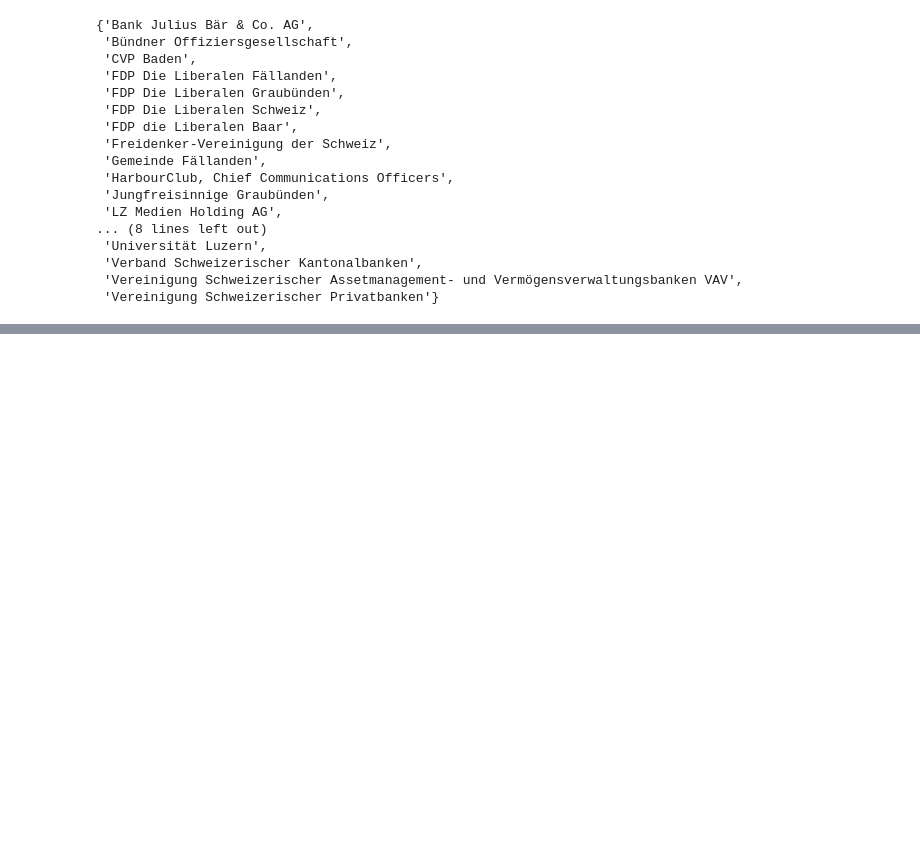
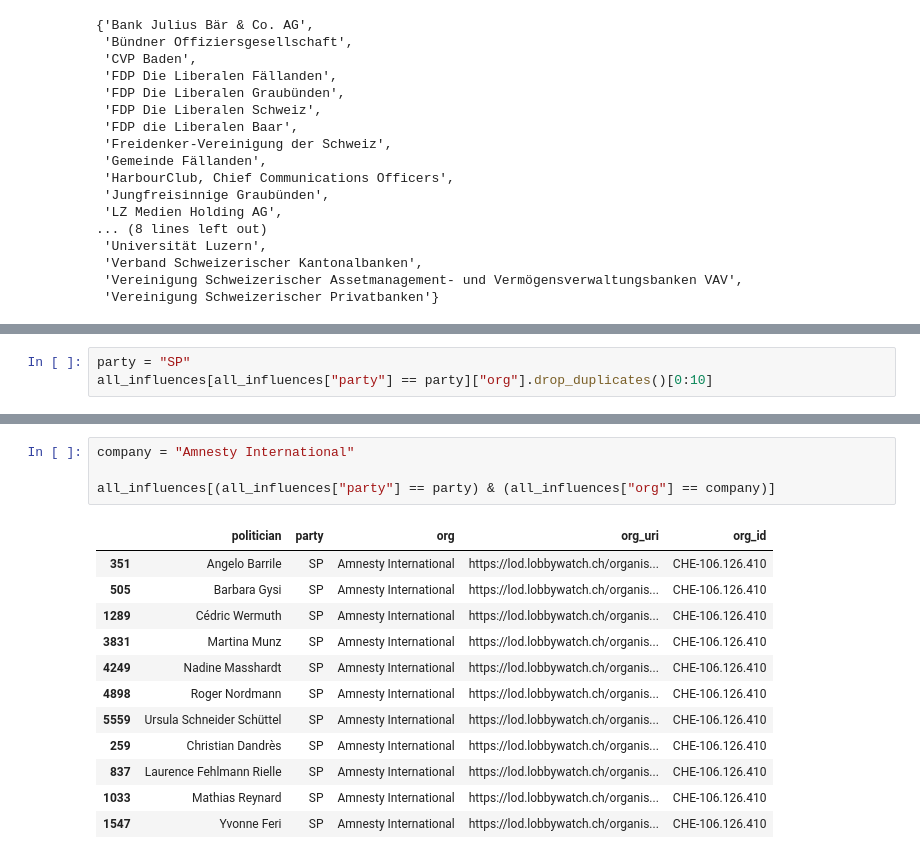
Before and after one commit to zazuko/lined-lobbysts, a Jupyter notebook: main.ipynb, the cells around one changed output, grey strips where cells are left out. Drawn from its saved outputs; the diff is of its cells as text; blank space fills up the shorter version.

```diff
--- a/main.ipynb
+++ b/main.ipynb
@@ -425,0 +437,3 @@ lobbysts.sort_values(by="total", ascending = False)[0:10]
+# %%
+party = "SP"
+all_influences[all_influences["party"] == party]["org"].drop_duplicates()[0:10]
@@ -425,0 +452,17 @@ lobbysts.sort_values(by="total", ascending = False)[0:10]
+# %%
+company = "Amnesty International"
+
+all_influences[(all_influences["party"] == party) & (all_influences["org"] == company)]
+# %% [output]
+|  | politician | party | org | org_uri | org_id |
+| 351 | Angelo Barrile | SP | Amnesty International | https://lod.lobbywatch.ch/organis... | CHE-106.126.410 |
+| 505 | Barbara Gysi | SP | Amnesty International | https://lod.lobbywatch.ch/organis... | CHE-106.126.410 |
+| 1289 | Cédric Wermuth | SP | Amnesty International | https://lod.lobbywatch.ch/organis... | CHE-106.126.410 |
+| 3831 | Martina Munz | SP | Amnesty International | https://lod.lobbywatch.ch/organis... | CHE-106.126.410 |
+| 4249 | Nadine Masshardt | SP | Amnesty International | https://lod.lobbywatch.ch/organis... | CHE-106.126.410 |
+| 4898 | Roger Nordmann | SP | Amnesty International | https://lod.lobbywatch.ch/organis... | CHE-106.126.410 |
+| 5559 | Ursula Schneider Schüttel | SP | Amnesty International | https://lod.lobbywatch.ch/organis... | CHE-106.126.410 |
+| 259 | Christian Dandrès | SP | Amnesty International | https://lod.lobbywatch.ch/organis... | CHE-106.126.410 |
+| 837 | Laurence Fehlmann Rielle | SP | Amnesty International | https://lod.lobbywatch.ch/organis... | CHE-106.126.410 |
+| 1033 | Mathias Reynard | SP | Amnesty International | https://lod.lobbywatch.ch/organis... | CHE-106.126.410 |
+| 1547 | Yvonne Feri | SP | Amnesty International | https://lod.lobbywatch.ch/organis... | CHE-106.126.410 |
```
Also changed, not shown: parts of 8 cells of this notebook, 2 other files.
